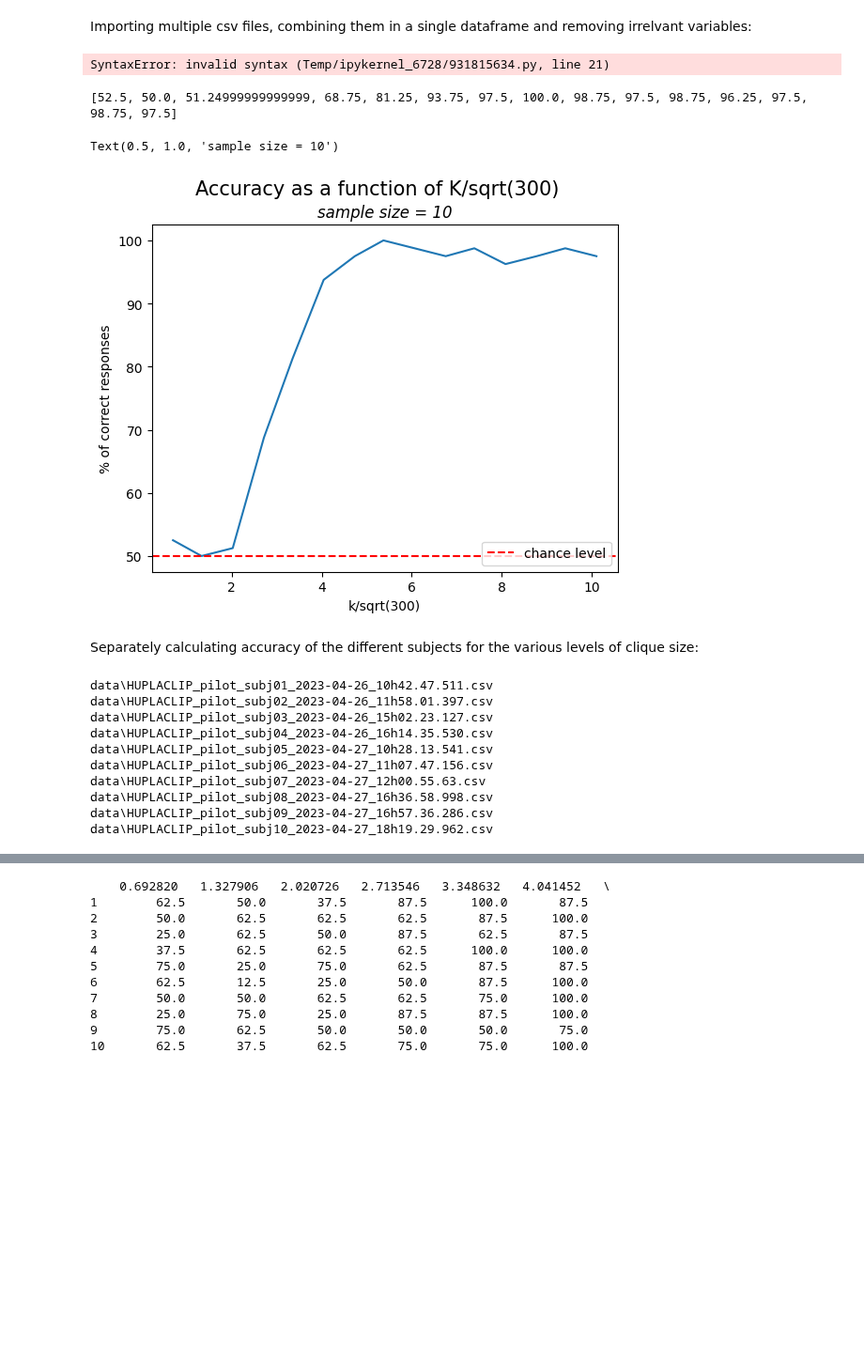
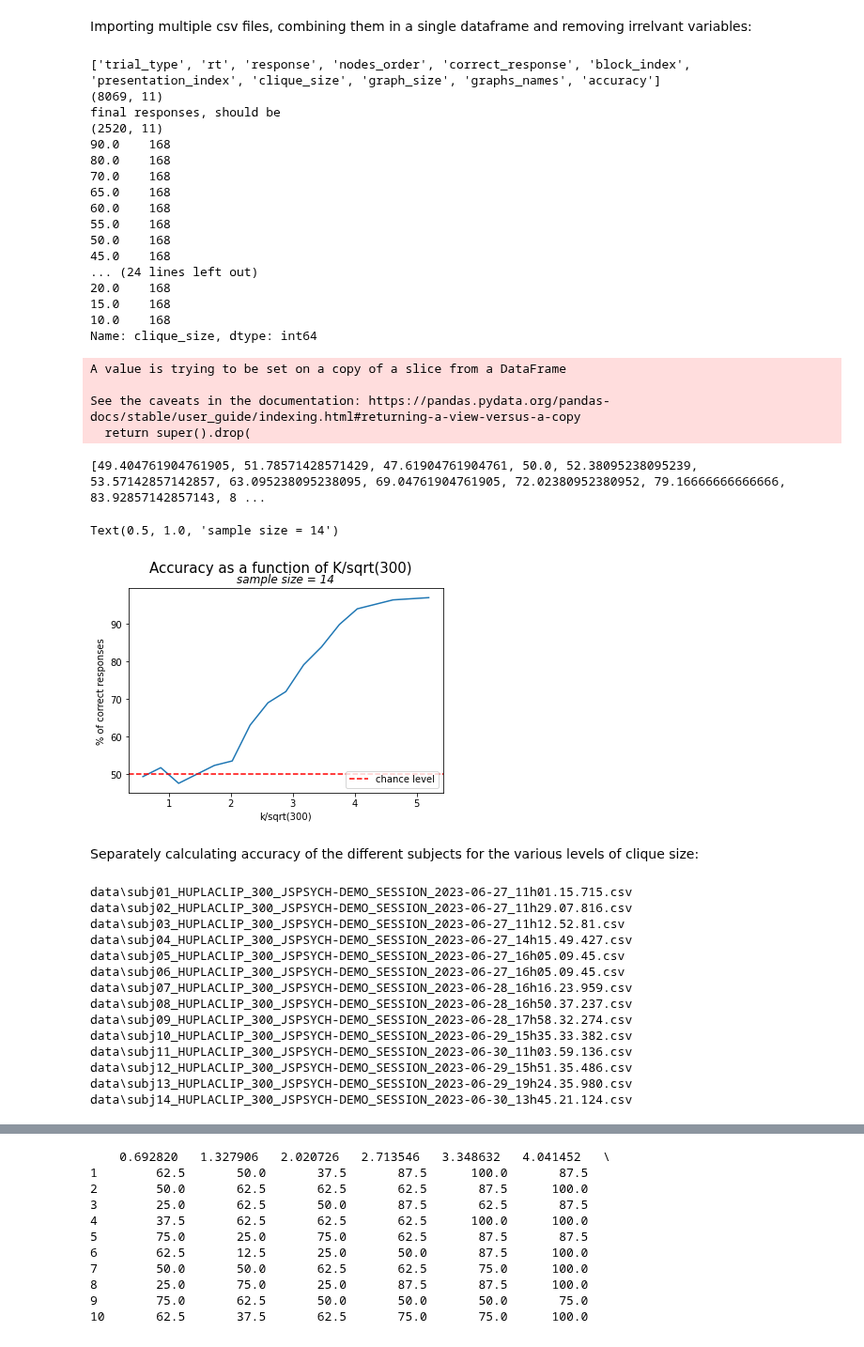
Before and after one commit to danieletirinnanzi/HUPLACLIP-analysis, a Jupyter notebook: data_analysis/pilot_2_horizontal/N_300/300nodes_analysis.ipynb, the cells around one changed output, grey strips where cells are left out. Shown at 94% size. Saved outputs shown, nothing was run; the diff lists cells and outputs as text; code cells hidden in the pictures; blank space fills up the shorter version.

```diff
--- a/data_analysis/pilot_2_horizontal/N_300/300nodes_analysis.ipynb
+++ b/data_analysis/pilot_2_horizontal/N_300/300nodes_analysis.ipynb
@@ -161,23 +161,6 @@ Text(0.5, 1.0, 'sample size = 1')
 Importing multiple csv files, combining them in a single dataframe and removing irrelvant variables:
 # %%
 # creating empty dataframe:
-data = pd.DataFrame()
-# accessing all json files in 'data' directory:
-files = Path('./data/').glob('*.csv')
-fileCounter = 0
-for file in files:
-    # reading single csv file as dataframe
-    df = pd.read_csv(file)
-    # adding single dataframe to general dataframe:
-    data = pd.concat([data,df])
-    # incrementing file counter (will be used to label the graph):
-    fileCounter += 1
-
-# isolating experiment trials ("canvas-keyboard-response" ones)
-data_experiment = data[data.trial_type == "canvas-keyboard-response"]
-
-# dropping irrelevant variables:
-data_experiment.drop(# creating empty dataframe:
 data = pd.DataFrame()
 # accessing all json files in 'data' directory:
 files = Path('./data/').glob('*.csv')
@@ -205,7 +188,7 @@ data_experiment_final = data_experiment[data_experiment['response'].isin(['arrow
 print("final responses, should be")
 print(data_experiment_final.shape)     # final responses = 12*(number of csv files in data folder)
 # counting the final answers for each clique size
-print(data_experiment_final['clique_size'].value_counts()  ), axis=1, inplace=True)
+print(data_experiment_final['clique_size'].value_counts()  )
 
 # checking that cleaning happened successfully:
 print(data_experiment.columns.tolist())
@@ -218,48 +201,68 @@ print(data_experiment_final.shape)     # final responses = 12*(number of csv fil
 # counting the final answers for each clique size
 print(data_experiment_final['clique_size'].value_counts()  )
 # %% [output]
-SyntaxError: invalid syntax (Temp/ipykernel_6728/931815634.py, line 21)
+['trial_type', 'rt', 'response', 'nodes_order', 'correct_response', 'block_index', 'presentation_index', 'clique_size', 'graph_size', 'graphs_names', 'accuracy']
+(8069, 11)
+final responses, should be
+(2520, 11)
+90.0    168
+80.0    168
+70.0    168
+65.0    168
+60.0    168
+55.0    168
+50.0    168
+45.0    168
+... (24 lines left out)
+20.0    168
+15.0    168
+10.0    168
+Name: clique_size, dtype: int64
+A value is trying to be set on a copy of a slice from a DataFrame
+
+See the caveats in the documentation: https://pandas.pydata.org/pandas-docs/stable/user_guide/indexing.html#returning-a-view-versus-a-copy
+  return super().drop(
 # %%
 # plotting fraction correct as a function of "clique_size"
 # - calculating accuracy for the different levels of "clique_size"
 fraction_correct_dict = dict()
 # reversing the order of clique_size array:
-reversed_clique_size_array = df1_cleaned_final_answers.clique_size.unique()[::-1]
+reversed_clique_size_array = data_experiment_final.clique_size.unique()[::-1]
 for i in reversed_clique_size_array:
     # isolating data of current clique size:
     current_data = data_experiment_final[data_experiment_final.clique_size == i]
     # calculating fraction correct for current clique size
     fraction_correct_current_clique_size = sum(current_data.accuracy == True) / sum(~ current_data.accuracy.isna())
     # adding to the dictionary
     fraction_correct_dict[str(round(i))] = fraction_correct_current_clique_size
 
     # # DEBUG:
     # print("clique size:")
     # print(i)
     # print("fraction correct:")
     # print(fraction_correct_current_clique_size)
     # print(current_data.accuracy)
 
 # plotting the results:
 # - obtaining appropriate x and y values:
 x_values = list(fraction_correct_dict.keys())
 x_values = [int(x_value)/(math.sqrt(300))  for x_value in x_values]
 y_values = list(fraction_correct_dict.values())
 y_values = [y_value * 100 for y_value in y_values]
 print(y_values)
 # - drawing plot:
 plt.plot(x_values,y_values)
 plt.xlabel("k/sqrt(300)")
 plt.ylabel("% of correct responses")
 # plotting chance level line and adding legend
 plt.axhline(y = 50, color = 'r', linestyle = 'dashed', label = "chance level")
 plt.legend(loc = 'lower right')
 plt.suptitle("Accuracy as a function of K/sqrt(300)", fontsize = 15)
 plt.title('sample size = {}'.format(fileCounter), fontstyle= "italic")
 # %% [output]
-[52.5, 50.0, 51.24999999999999, 68.75, 81.25, 93.75, 97.5, 100.0, 98.75, 97.5, 98.75, 96.25, 97.5, 98.75, 97.5]
+[49.404761904761905, 51.78571428571429, 47.61904761904761, 50.0, 52.38095238095239, 53.57142857142857, 63.095238095238095, 69.04761904761905, 72.02380952380952, 79.16666666666666, 83.92857142857143, 8 ...
-Text(0.5, 1.0, 'sample size = 10')
+Text(0.5, 1.0, 'sample size = 14')
-[figure, old version]
+[figure, new version]
 # %% [markdown]
 Separately calculating accuracy of the different subjects for the various levels of clique size:
 # %%
@@ -270,7 +273,7 @@ files = Path('./data/').glob('*.csv')
 # # reordering paths so that correspondence with subject number is maintained (otherwise subject 10 data is read first):
 # files = os_sorted(files)  NOT NEEDED BECAUSE NOW 01-02-03...
 # reversing the order of clique_size array (in experiment is 175 -> 0, in graph is 0 -> 175):
-reversed_clique_size_array = df1_cleaned_final_answers.clique_size.unique()[::-1]
+reversed_clique_size_array = data_experiment_final.clique_size.unique()[::-1]
 # subject counter (will be used to label the keys of the plot dictionary):
 subject_counter = 1
 # plot dataframe (rows = subjects ; columns = array of clique sizes. Each line contains the accuracy of that subject for all the clique sizes )
@@ -302,16 +305,20 @@ for file in files:
     # increasing subject counter:
     subject_counter += 1
 # %% [output]
-data\HUPLACLIP_pilot_subj01_2023-04-26_10h42.47.511.csv
-data\HUPLACLIP_pilot_subj02_2023-04-26_11h58.01.397.csv
-data\HUPLACLIP_pilot_subj03_2023-04-26_15h02.23.127.csv
-data\HUPLACLIP_pilot_subj04_2023-04-26_16h14.35.530.csv
-data\HUPLACLIP_pilot_subj05_2023-04-27_10h28.13.541.csv
-data\HUPLACLIP_pilot_subj06_2023-04-27_11h07.47.156.csv
-data\HUPLACLIP_pilot_subj07_2023-04-27_12h00.55.63.csv
-data\HUPLACLIP_pilot_subj08_2023-04-27_16h36.58.998.csv
-data\HUPLACLIP_pilot_subj09_2023-04-27_16h57.36.286.csv
-data\HUPLACLIP_pilot_subj10_2023-04-27_18h19.29.962.csv
+data\subj01_HUPLACLIP_300_JSPSYCH-DEMO_SESSION_2023-06-27_11h01.15.715.csv
+data\subj02_HUPLACLIP_300_JSPSYCH-DEMO_SESSION_2023-06-27_11h29.07.816.csv
+data\subj03_HUPLACLIP_300_JSPSYCH-DEMO_SESSION_2023-06-27_11h12.52.81.csv
+data\subj04_HUPLACLIP_300_JSPSYCH-DEMO_SESSION_2023-06-27_14h15.49.427.csv
+data\subj05_HUPLACLIP_300_JSPSYCH-DEMO_SESSION_2023-06-27_16h05.09.45.csv
+data\subj06_HUPLACLIP_300_JSPSYCH-DEMO_SESSION_2023-06-27_16h05.09.45.csv
+data\subj07_HUPLACLIP_300_JSPSYCH-DEMO_SESSION_2023-06-28_16h16.23.959.csv
+data\subj08_HUPLACLIP_300_JSPSYCH-DEMO_SESSION_2023-06-28_16h50.37.237.csv
+data\subj09_HUPLACLIP_300_JSPSYCH-DEMO_SESSION_2023-06-28_17h58.32.274.csv
+data\subj10_HUPLACLIP_300_JSPSYCH-DEMO_SESSION_2023-06-29_15h35.33.382.csv
+data\subj11_HUPLACLIP_300_JSPSYCH-DEMO_SESSION_2023-06-30_11h03.59.136.csv
+data\subj12_HUPLACLIP_300_JSPSYCH-DEMO_SESSION_2023-06-29_15h51.35.486.csv
+data\subj13_HUPLACLIP_300_JSPSYCH-DEMO_SESSION_2023-06-29_19h24.35.980.csv
+data\subj14_HUPLACLIP_300_JSPSYCH-DEMO_SESSION_2023-06-30_13h45.21.124.csv
 # %%
 print(plot_dict)
 # printing separately the accuracies to check their correctness
```
Also changed, not shown: parts of 1 cell of this notebook, 2 other files.
